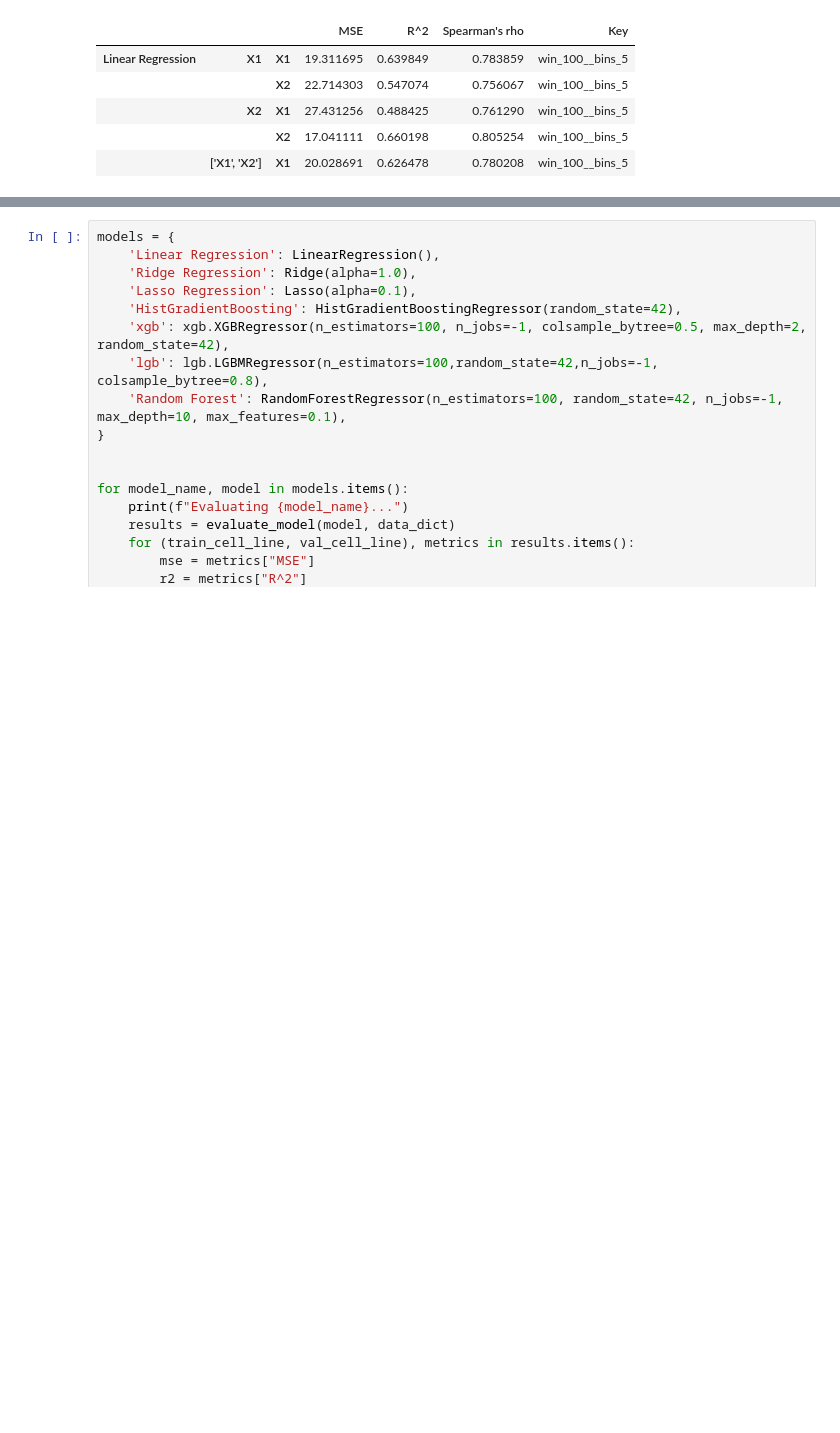
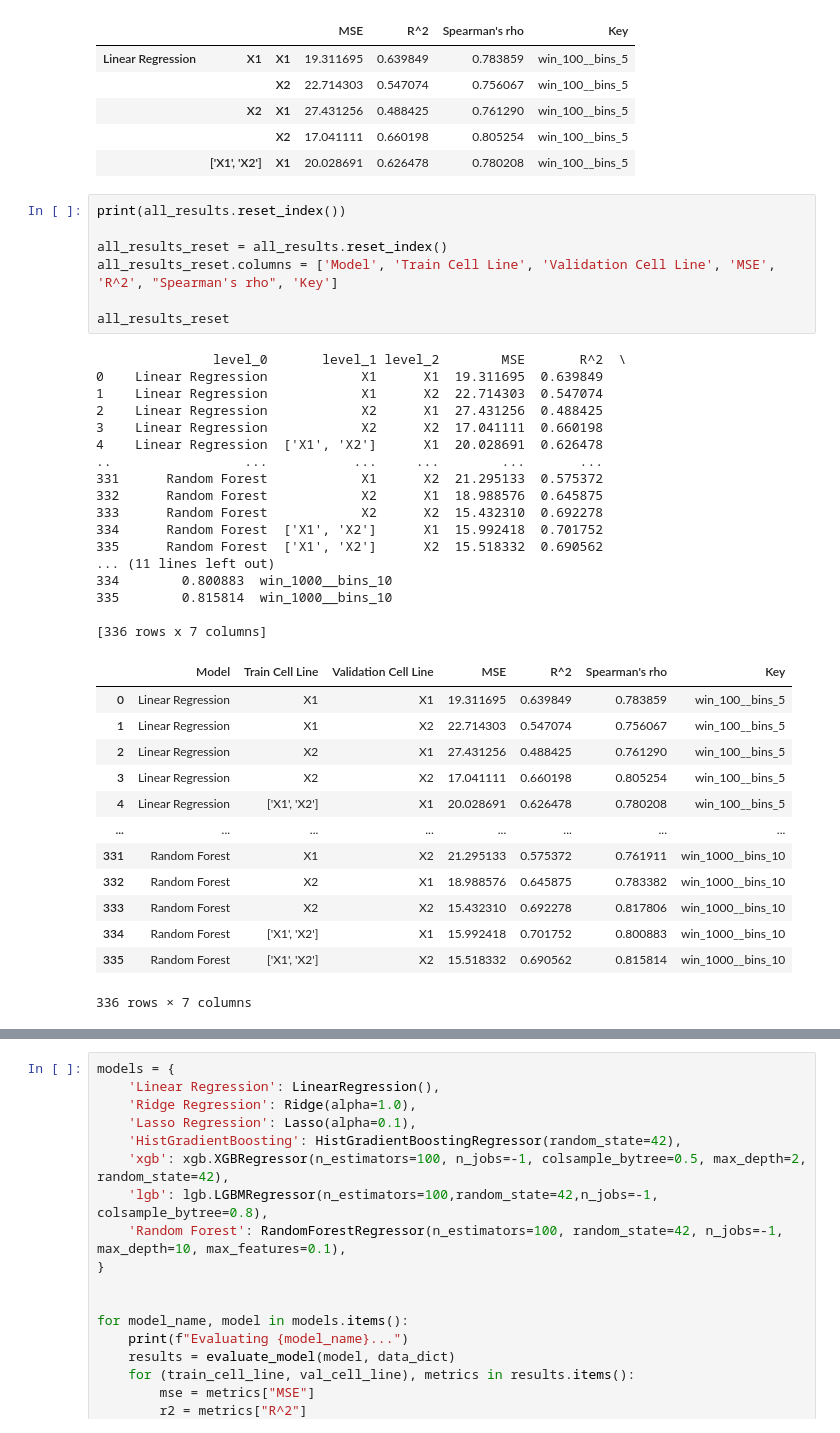
Before and after one commit to Jamoser123/ML4G-projects, a Jupyter notebook: project1/Project1_starter_code_florian.ipynb, the cells around one changed output, grey strips where cells are left out. Saved outputs shown, nothing was run; the diff lists cells and outputs as text; blank space fills up the shorter version.

```diff
--- a/project1/Project1_starter_code_florian.ipynb
+++ b/project1/Project1_starter_code_florian.ipynb
@@ -1083,3 +1083,41 @@ all_results.head()
 |  | X2 | X1 | 27.431256 | 0.488425 | 0.761290 | win_100__bins_5 |
 |  |  | X2 | 17.041111 | 0.660198 | 0.805254 | win_100__bins_5 |
 |  | ['X1', 'X2'] | X1 | 20.028691 | 0.626478 | 0.780208 | win_100__bins_5 |
+# %%
+print(all_results.reset_index())
+
+all_results_reset = all_results.reset_index()
+all_results_reset.columns = ['Model', 'Train Cell Line', 'Validation Cell Line', 'MSE', 'R^2', "Spearman's rho", 'Key']
+
+all_results_reset
+# %% [output]
+               level_0       level_1 level_2        MSE       R^2  \
+0    Linear Regression            X1      X1  19.311695  0.639849
+1    Linear Regression            X1      X2  22.714303  0.547074
+2    Linear Regression            X2      X1  27.431256  0.488425
+3    Linear Regression            X2      X2  17.041111  0.660198
+4    Linear Regression  ['X1', 'X2']      X1  20.028691  0.626478
+..                 ...           ...     ...        ...       ...
+331      Random Forest            X1      X2  21.295133  0.575372
+332      Random Forest            X2      X1  18.988576  0.645875
+333      Random Forest            X2      X2  15.432310  0.692278
+334      Random Forest  ['X1', 'X2']      X1  15.992418  0.701752
+335      Random Forest  ['X1', 'X2']      X2  15.518332  0.690562
+... (11 lines left out)
+334        0.800883  win_1000__bins_10
+335        0.815814  win_1000__bins_10
+
+[336 rows x 7 columns]
+|  | Model | Train Cell Line | Validation Cell Line | MSE | R^2 | Spearman's rho | Key |
+| 0 | Linear Regression | X1 | X1 | 19.311695 | 0.639849 | 0.783859 | win_100__bins_5 |
+| 1 | Linear Regression | X1 | X2 | 22.714303 | 0.547074 | 0.756067 | win_100__bins_5 |
+| 2 | Linear Regression | X2 | X1 | 27.431256 | 0.488425 | 0.761290 | win_100__bins_5 |
+| 3 | Linear Regression | X2 | X2 | 17.041111 | 0.660198 | 0.805254 | win_100__bins_5 |
+| 4 | Linear Regression | ['X1', 'X2'] | X1 | 20.028691 | 0.626478 | 0.780208 | win_100__bins_5 |
+| ... | ... | ... | ... | ... | ... | ... | ... |
+| 331 | Random Forest | X1 | X2 | 21.295133 | 0.575372 | 0.761911 | win_1000__bins_10 |
+| 332 | Random Forest | X2 | X1 | 18.988576 | 0.645875 | 0.783382 | win_1000__bins_10 |
+| 333 | Random Forest | X2 | X2 | 15.432310 | 0.692278 | 0.817806 | win_1000__bins_10 |
+| 334 | Random Forest | ['X1', 'X2'] | X1 | 15.992418 | 0.701752 | 0.800883 | win_1000__bins_10 |
+| 335 | Random Forest | ['X1', 'X2'] | X2 | 15.518332 | 0.690562 | 0.815814 | win_1000__bins_10 |
+336 rows × 7 columns
```
Also changed, not shown: parts of 2 cells of this notebook.
